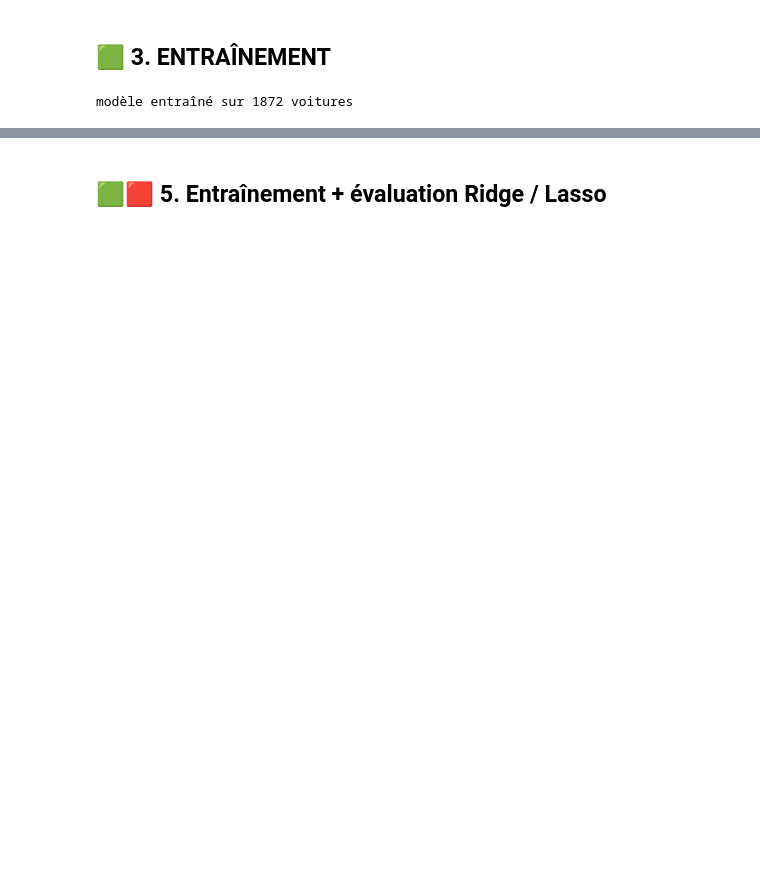
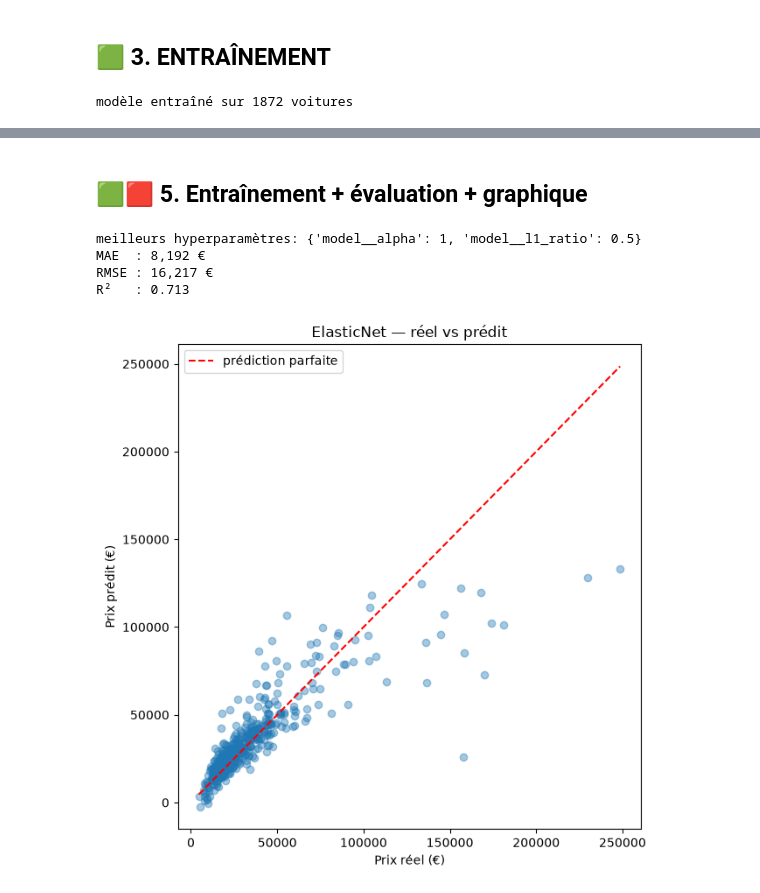
Before and after one commit to zepolclem/oscaria, a Jupyter notebook: ml/notebooks/french-second-hand-cars/02_baseline_regression.ipynb, the cells around one changed output, grey strips where cells are left out. Saved outputs shown, nothing was run; the diff lists cells and outputs as text; code cells hidden in the pictures; blank space fills up the shorter version.

```diff
--- a/ml/notebooks/french-second-hand-cars/02_baseline_regression.ipynb
+++ b/ml/notebooks/french-second-hand-cars/02_baseline_regression.ipynb
@@ -127,2 +132,2 @@ Le tout dans un **pipeline** (scaler + modèle) → fit sur le train seul, pas d
 # %% [markdown]
-## 🟩🟥 5. Entraînement + évaluation Ridge / Lasso
+## 🟩🟥 5. Entraînement + évaluation + graphique
@@ -148 +134,24 @@ res_lasso, best_lasso = cherche_alpha(Lasso(max_iter=10000), [0.1,1,10,100,500,1
+# %%
+pipe = Pipeline([("scaler", StandardScaler()), ("model", ElasticNet(max_iter=10000))])
+grille = {"model__alpha": [0.1, 1, 10, 100, 1000],
+          "model__l1_ratio": [0.1, 0.5, 0.9]}
+
+grid = GridSearchCV(pipe, grille, cv=5, scoring="neg_mean_absolute_error", n_jobs=-1)
+grid.fit(X_train_f, y_train)
+enet = grid.best_estimator_
+print("meilleurs hyperparamètres:", grid.best_params_)
+
+y_pred_enet = enet.predict(X_test_f)
+mae_enet  = mean_absolute_error(y_test, y_pred_enet)
+rmse_enet = np.sqrt(mean_squared_error(y_test, y_pred_enet))
+r2_enet   = r2_score(y_test, y_pred_enet)
+print(f"MAE  : {mae_enet:,.0f} €\nRMSE : {rmse_enet:,.0f} €\nR²   : {r2_enet:.3f}")
+
+plot_reel_vs_predit(y_test, y_pred_enet, "ElasticNet — réel vs prédit")
+# %% [output]
+meilleurs hyperparamètres: {'model__alpha': 1, 'model__l1_ratio': 0.5}
+MAE  : 8,192 €
+RMSE : 16,217 €
+R²   : 0.713
+[figure, added]
 # %% [markdown]
```
Also changed, not shown: parts of 17 cells of this notebook.
